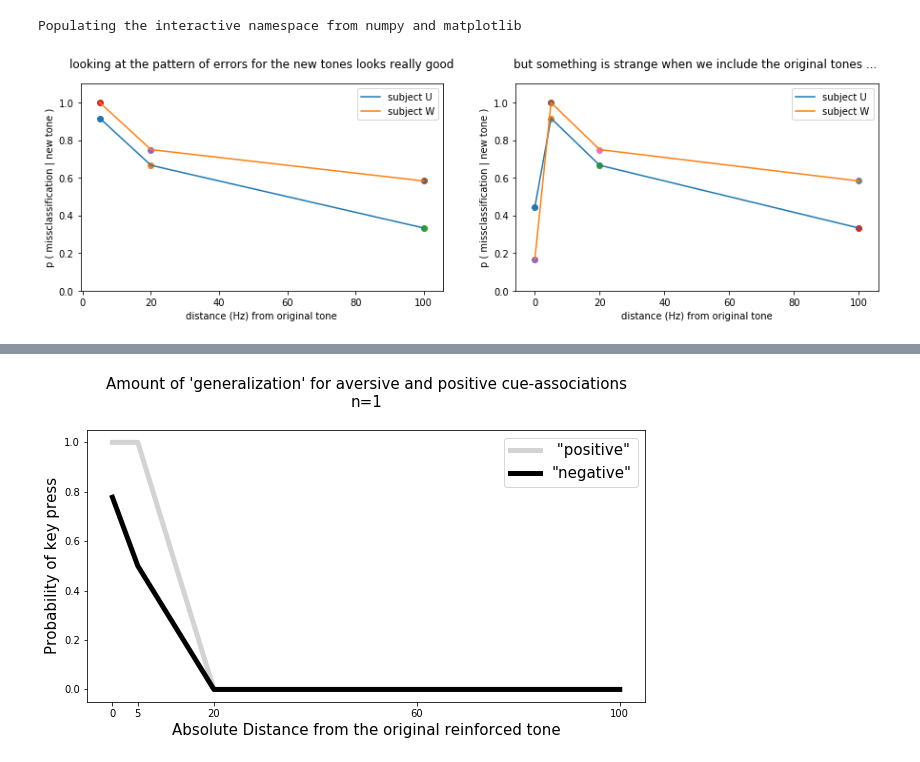
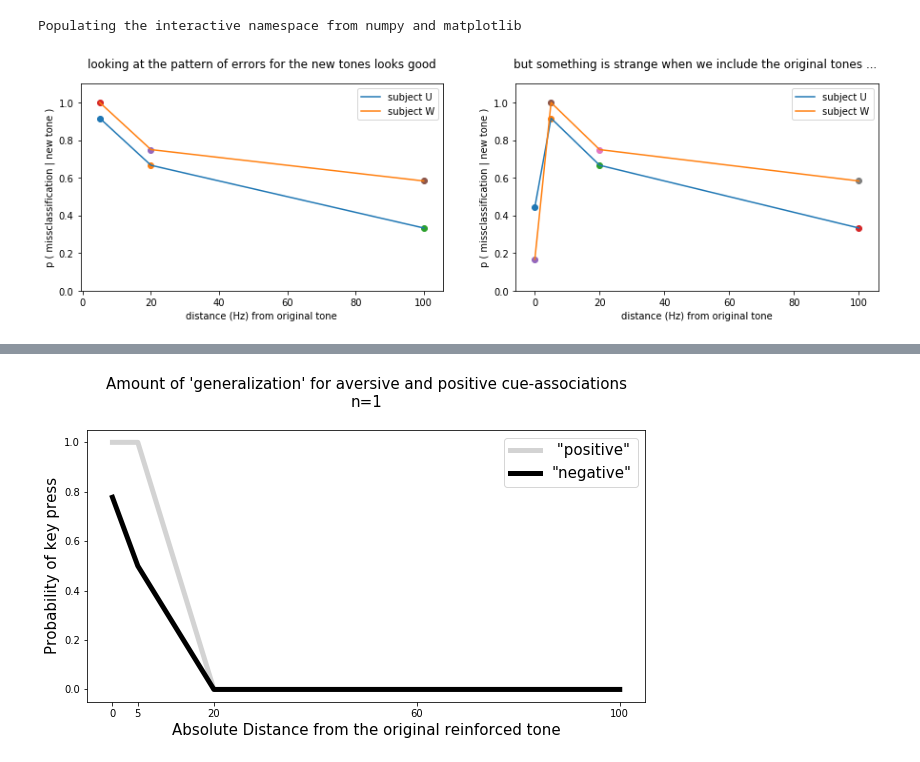
Before and after one commit to tzler/perception_affect_memory, a Jupyter notebook: experiment/pilot_analysis.ipynb, the cells around one changed output, grey strips where cells are left out. Saved outputs shown, nothing was run; the diff lists cells and outputs as text; code cells hidden in the pictures.

```diff
--- a/experiment/pilot_analysis.ipynb
+++ b/experiment/pilot_analysis.ipynb
@@ -65,32 +65,32 @@ for i_subject in complete:
     for i_distance in [i for i in np.sort(one_generalization.distance.unique())  if i != 0]:
         i_misclassification = 1-one_generalization[one_generalization.distance == i_distance].correct.mean()
         scatter(i_distance, i_misclassification)
         tmp_pattern.append([i_distance, i_misclassification])
     plot([j[0] for j in tmp_pattern], [j[1] for j in tmp_pattern], label='subject %s'%i_subject[3])
 
 ylim(0,1.1)
 legend()
 ylabel('p ( missclassification | new tone )')
 xlabel('distance (Hz) from original tone');
-title("looking at the pattern of errors for the new tones looks really good", y=1.05)
+title("looking at the pattern of errors for the new tones looks good", y=1.05)
 
 subplot(122)
 for i_subject in complete:
     one_subject = subject_trial_data[subject_trial_data.subject == i_subject]
     one_generalization = one_subject[(one_subject.stage == 'generalization') * (one_subject.valence != 'control')]
     one_generalization.distance = np.abs(one_generalization.distance)
     colors = ['red', 'orange', 'green', 'blue']
     tmp_pattern = []
     for i_distance in np.sort(one_generalization.distance.unique()):
         i_misclassification = 1-one_generalization[one_generalization.distance == i_distance].correct.mean()
         scatter(i_distance, i_misclassification)
         tmp_pattern.append([i_distance, i_misclassification])
     plot([j[0] for j in tmp_pattern], [j[1] for j in tmp_pattern], label='subject %s'%i_subject[3])
 
 ylim(0,1.1)
 legend()
 ylabel('p ( missclassification | new tone )')
 xlabel('distance (Hz) from original tone');
 title("but something is strange when we include the original tones ... ", y=1.05);
 # %% [output]
-[figure, old version]
+[figure, new version]
```
Also changed, not shown: parts of 3 cells of this notebook.
